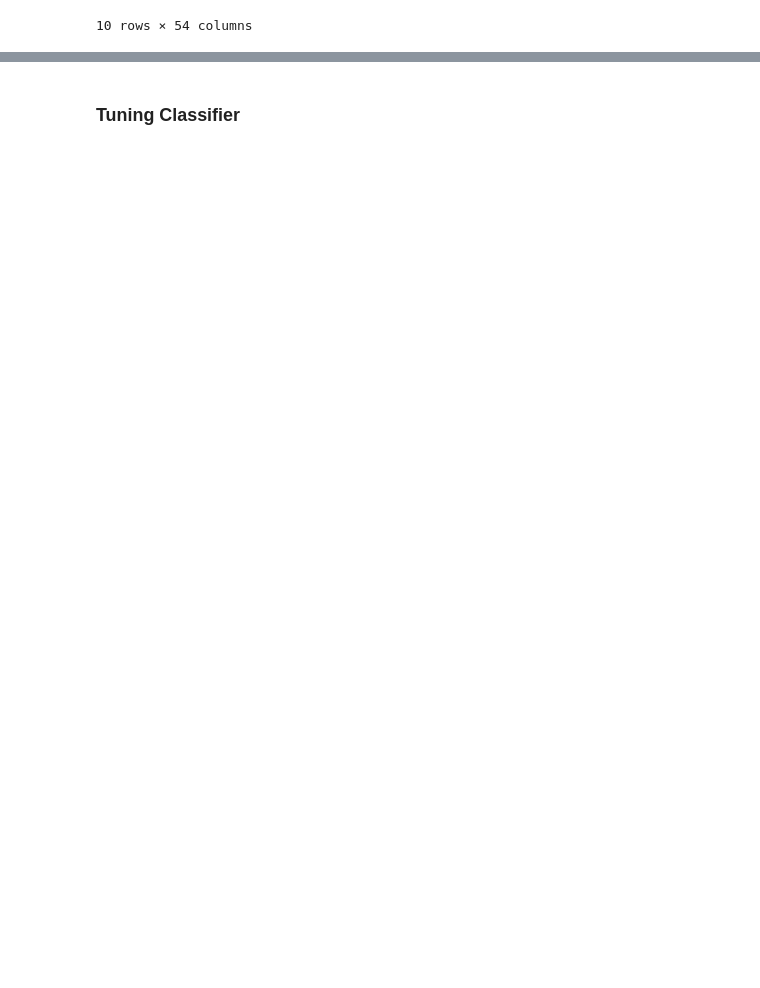
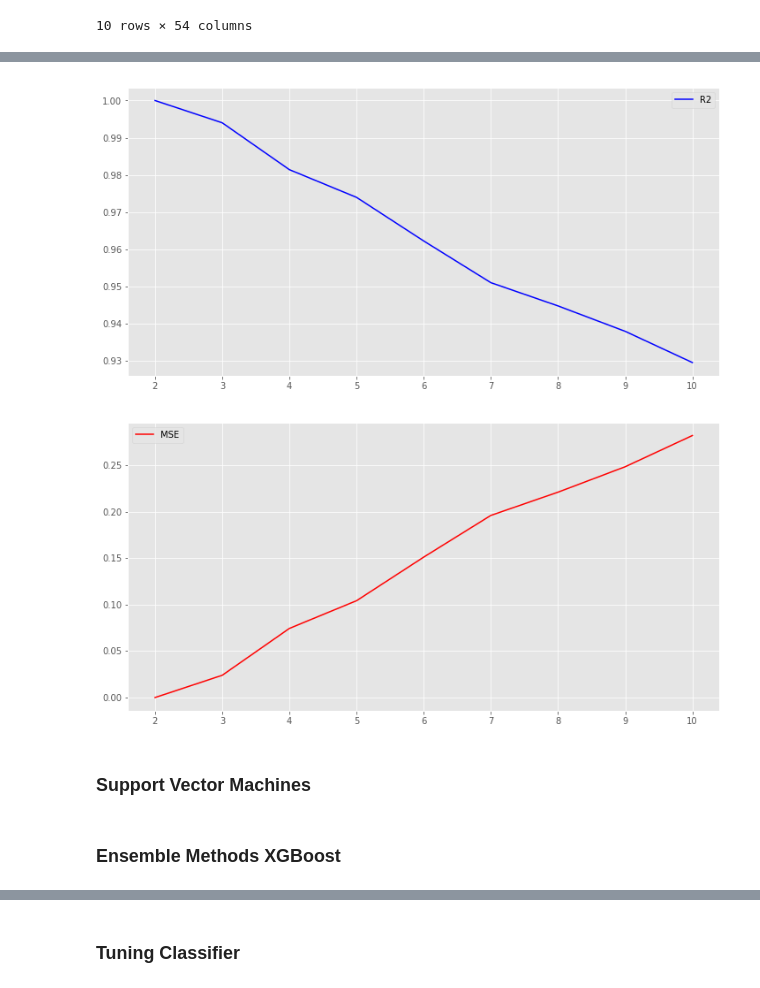
Before and after one commit to tinaprisma/dsc-mod-5-project-online-ds-sp-000, a Jupyter notebook: Kaggle Competition - Machine Learning Project.ipynb, the cells around one changed output, grey strips where cells are left out. Saved outputs shown, nothing was run; the diff lists cells and outputs as text; code cells hidden in the pictures; blank space fills up the shorter version.

```diff
--- a/Kaggle Competition - Machine Learning Project.ipynb
+++ b/Kaggle Competition - Machine Learning Project.ipynb
@@ -145,0 +157,6 @@ X_train.head(10)
+# %%
+from sklearn.tree import DecisionTreeClassifier
+tclf= DecisionTreeClassifier(criterion='entropy')
+tclf.fit(X_train,y_train)
+y_train_pred = tclf.predict(X_train)
+print(accuracy_score(y_train, y_train_pred))
@@ -145,0 +174,7 @@ X_train.head(10)
+# %%
+from sklearn.tree import DecisionTreeRegressor
+regressor = DecisionTreeRegressor(random_state=45)
+regressor.fit(X_train, y_train)
+y_train_pred = regressor.predict(X_train)
+score = accuracy_score(y_train, y_train_pred)
+score
@@ -145,0 +227,26 @@ X_train.head(10)
+# %%
+min_samples_splits = np.arange(2,11)
+mse_results = []
+r2_results = []
+
+for min_samples_split in min_samples_splits:
+    regressor = DecisionTreeRegressor(min_samples_split=int(min_samples_split), random_state=45)
+    regressor.fit(X_train, y_train)
+    y_train_pred = regressor.predict(X_train)
+    score = performance(y_train, y_train_pred)
+    r2_results.append(score[0])
+    mse_results.append(score[1])
+
+plt.figure(figsize=(12,6))
+plt.plot(min_samples_splits, r2_results, 'b', label='R2')
+plt.legend()
+plt.show()
+plt.figure(figsize=(12,6))
+plt.plot(min_samples_splits, mse_results, 'r', label='MSE')
+plt.legend()
+plt.show()
+# %% [output]
+[figure, added]
+[figure, added]
+# %% [markdown]
+### Support Vector Machines
@@ -146,3 +260,5 @@ X_train.head(10)
+# %% [markdown]
+### Ensemble Methods XGBoost
 # %%
 import xgboost as xgb
 # %%
```
Also changed, not shown: parts of 36 cells of this notebook.
